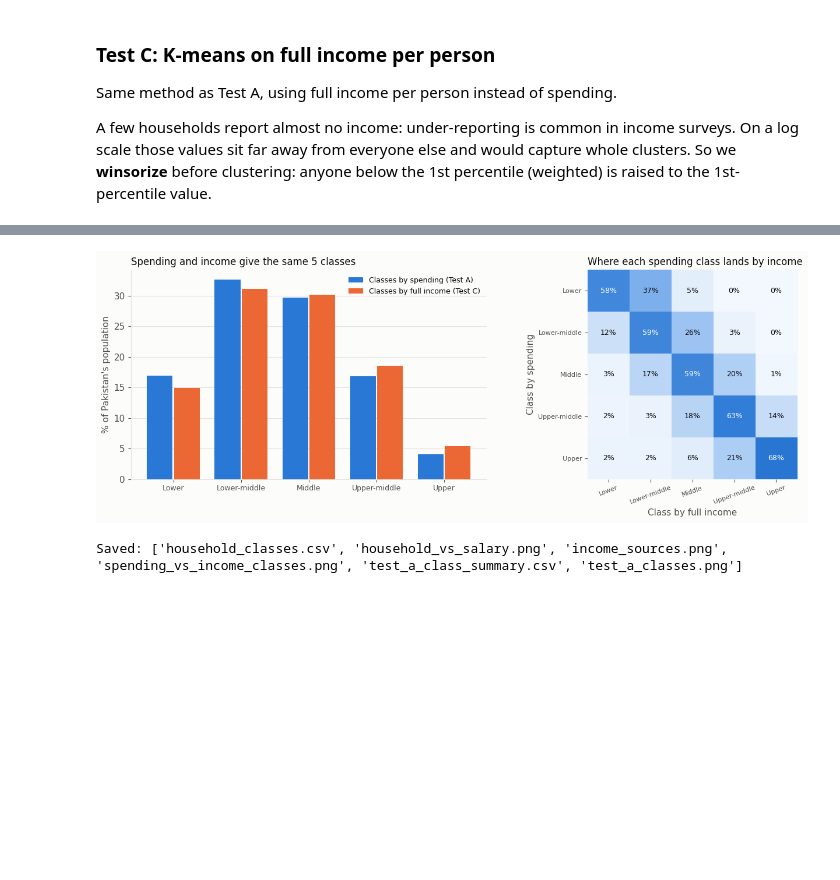
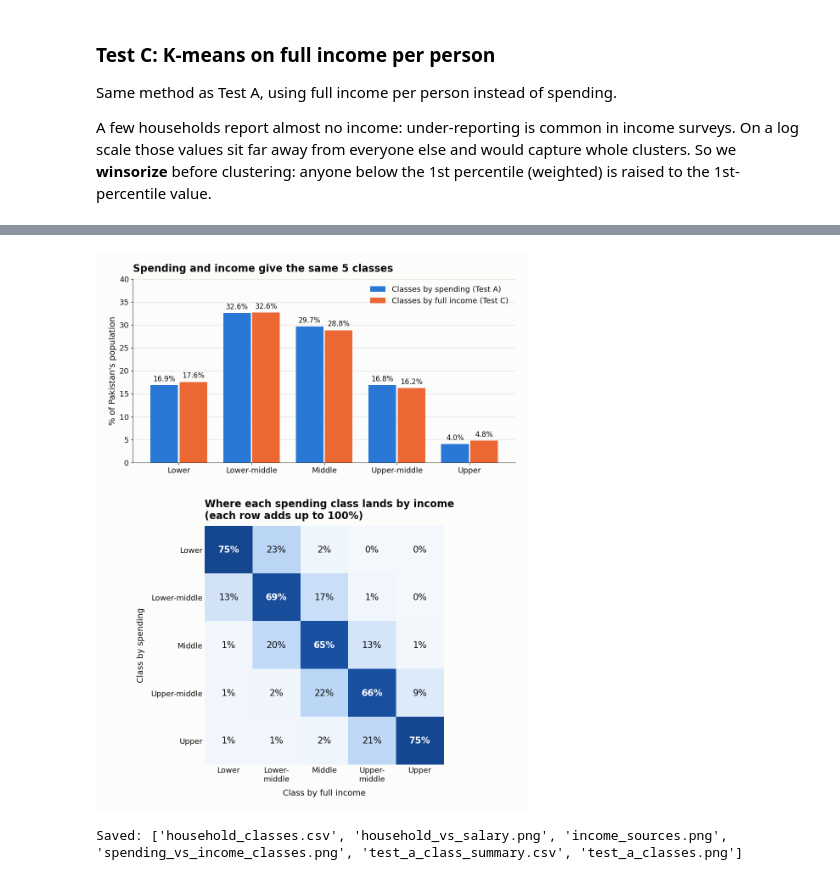
Before and after one commit to Khalid-Siddiqi/GUTECH-PSLM-Project, a Jupyter notebook: Khalid's Work/1_social_classes/social_classes_kmeans_knn.ipynb, the cells around one changed output, grey strips where cells are left out. Saved outputs shown, nothing was run; the diff lists cells and outputs as text; code cells hidden in the pictures; blank space fills up the shorter version.

```diff
--- a/Khalid's Work/1_social_classes/social_classes_kmeans_knn.ipynb
+++ b/Khalid's Work/1_social_classes/social_classes_kmeans_knn.ipynb
@@ -541,7 +546,15 @@ hh = hh.drop(columns=list(SOURCES), errors="ignore")
 hh = pd.concat([hh.reset_index(drop=True), extra], axis=1)
 hh["transfers"] = hh[TRANSFER_COLS].sum(axis=1)
 hh["property_income"] = hh[["rent received", "profit & dividends"]].sum(axis=1)
-hh["full_income"] = hh.income_month + hh.transfers + hh.property_income
+# Income in kind: the part of spending that was never paid in cash (columns v2, v3, v4 of Section 6A)
+kind = items[["hhcode", "part", "v2", "v3", "v4"]].copy()
+for v in ["v2", "v3", "v4"]:
+    kind[v] = kind[v].fillna(0).clip(lower=0) * kind.part.map(PER_MONTH)
+kind["hhcode"] = kind.hhcode.astype("int64")
+in_kind = kind.groupby("hhcode")[["v2", "v3", "v4"]].sum().sum(axis=1)
+hh["in_kind"] = hh.hhcode.map(in_kind).fillna(0).to_numpy()
+
+hh["full_income"] = hh.income_month + hh.transfers + hh.property_income + hh.in_kind
 hh["full_income_pp"] = hh.full_income / hh.hhsize
 
 by_class = pd.DataFrame({
@@ -549,11 +562,15 @@ by_class = pd.DataFrame({
         "jobs, business & farm (Rs)": wmean(g.income_month, g.weight),
         "transfers (Rs)": wmean(g.transfers, g.weight),
         "property income (Rs)": wmean(g.property_income, g.weight),
+        "income in kind (Rs)": wmean(g.in_kind, g.weight),
         "FULL income (Rs)": wmean(g.full_income, g.weight),
         "spending (Rs)": wmean(g.monthly_total, g.weight),
         "% of households getting remittances from abroad": (g.weight * (g["remittances (abroad)"] > 0)).sum() / g.weight.sum() * 100,
         "% of households getting BISP / govt aid": (g.weight * (g["BISP & govt aid"] > 0)).sum() / g.weight.sum() * 100,
     } for k, g in hh.groupby("class_A")})
-print("Average per household per month, by spending class (weighted):")
+print("Check against the official PBS report (Tables 3.5.A and 3.6.A), average per household per month:")
+print(f"  income:   ours Rs {wmean(hh.full_income, hh.weight):,.0f}   PBS Rs 82,179")
+print(f"  spending: ours Rs {wmean(hh.monthly_total, hh.weight):,.0f}   PBS Rs 79,150")
+print("\nAverage per household per month, by spending class (weighted):")
 by_class.round(0)
 # %% [output]
@@ -646,33 +706,38 @@ Same class by income and by spending: 60% of people; same or next-door class: 96
 # %%
 from matplotlib.colors import LinearSegmentedColormap
-fig, axes = plt.subplots(1, 2, figsize=(13, 4.8), gridspec_kw={"width_ratios": [1.2, 1]})
+fig, axes = plt.subplots(2, 1, figsize=(10, 13), gridspec_kw={"height_ratios": [1, 1.3]})
 
 ax = axes[0]
 bw = 0.38
-ax.bar(XPOS - bw / 2 - 0.01, test_c["% of people (by SPENDING, Test A)"], bw, color=SERIES[0], label="Classes by spending (Test A)")
-ax.bar(XPOS + bw / 2 + 0.01, test_c["% of people (by INCOME)"], bw, color=SERIES[1], label="Classes by full income (Test C)")
-ax.set_xticks(XPOS, NAMES, fontsize=9)
+b1 = ax.bar(XPOS - bw / 2 - 0.01, test_c["% of people (by SPENDING, Test A)"], bw, color=SERIES[0], label="Classes by spending (Test A)")
+b2 = ax.bar(XPOS + bw / 2 + 0.01, test_c["% of people (by INCOME)"], bw, color=SERIES[1], label="Classes by full income (Test C)")
+ax.set_ylim(0, 40)
+label_bars(ax, b1, "{:.1f}%"); label_bars(ax, b2, "{:.1f}%")
+ax.set_xticks(XPOS, NAMES)
 style(ax, "% of Pakistan's population")
-ax.set_title("Spending and income give the same 5 classes", loc="left", fontsize=12)
-ax.legend(frameon=False, fontsize=9)
+ax.set_title("Spending and income give the same 5 classes")
+ax.legend(frameon=False, loc="upper right")
 
 ax = axes[1]
-blues = LinearSegmentedColormap.from_list("blues", ["#f3f8fe", "#86b6ef", "#2a78d6", "#104281"])
+blues = LinearSegmentedColormap.from_list("blues", [(0, "#f4f8fd"), (0.35, "#9cc3f2"), (0.55, "#1d5bb5"), (1, "#0b2f61")])
 m = agree.to_numpy()
 ax.imshow(m, cmap=blues, vmin=0, vmax=100)
 for i in range(5):
     for j in range(5):
-        ax.text(j, i, f"{m[i, j]:.0f}%", ha="center", va="center", fontsize=9, color="white" if m[i, j] > 45 else INK)
-ax.set_xticks(range(5), NAMES, fontsize=8, rotation=20)
-ax.set_yticks(range(5), NAMES, fontsize=8)
-ax.set_xlabel("Class by full income")
-ax.set_ylabel("Class by spending")
-ax.set_title("Where each spending class lands by income", loc="left", fontsize=12)
+        ax.text(j, i, f"{m[i, j]:.0f}%", ha="center", va="center", fontsize=15,
+                fontweight="bold" if i == j else "normal", color=text_colour_on(blues(m[i, j] / 100)))
+wrapped = [n.replace("-", "-\n") for n in NAMES]
+ax.set_xticks(range(5), wrapped)
+ax.set_yticks(range(5), NAMES)
+ax.tick_params(length=0)
+ax.set_xlabel("Class by full income", labelpad=10)
+ax.set_ylabel("Class by spending", labelpad=10)
+ax.set_title("Where each spending class lands by income\n(each row adds up to 100%)")
 for side in ax.spines.values(): side.set_visible(False)
 
-plt.tight_layout(); plt.savefig(OUT + "spending_vs_income_classes.png", dpi=150); plt.show()
+plt.tight_layout(h_pad=3); plt.savefig(OUT + "spending_vs_income_classes.png"); plt.show()
 # %% [output]
-[figure, old version]
+[figure, new version]
 # %%
 keep = ["hhcode", "prcode", "province", "region", "hhsize", "weight", "people_w",
         "monthly_total", "per_person", "income_month", "earners", "income_per_person",
```
Also changed, not shown: parts of 11 cells of this notebook, 6 other files.
